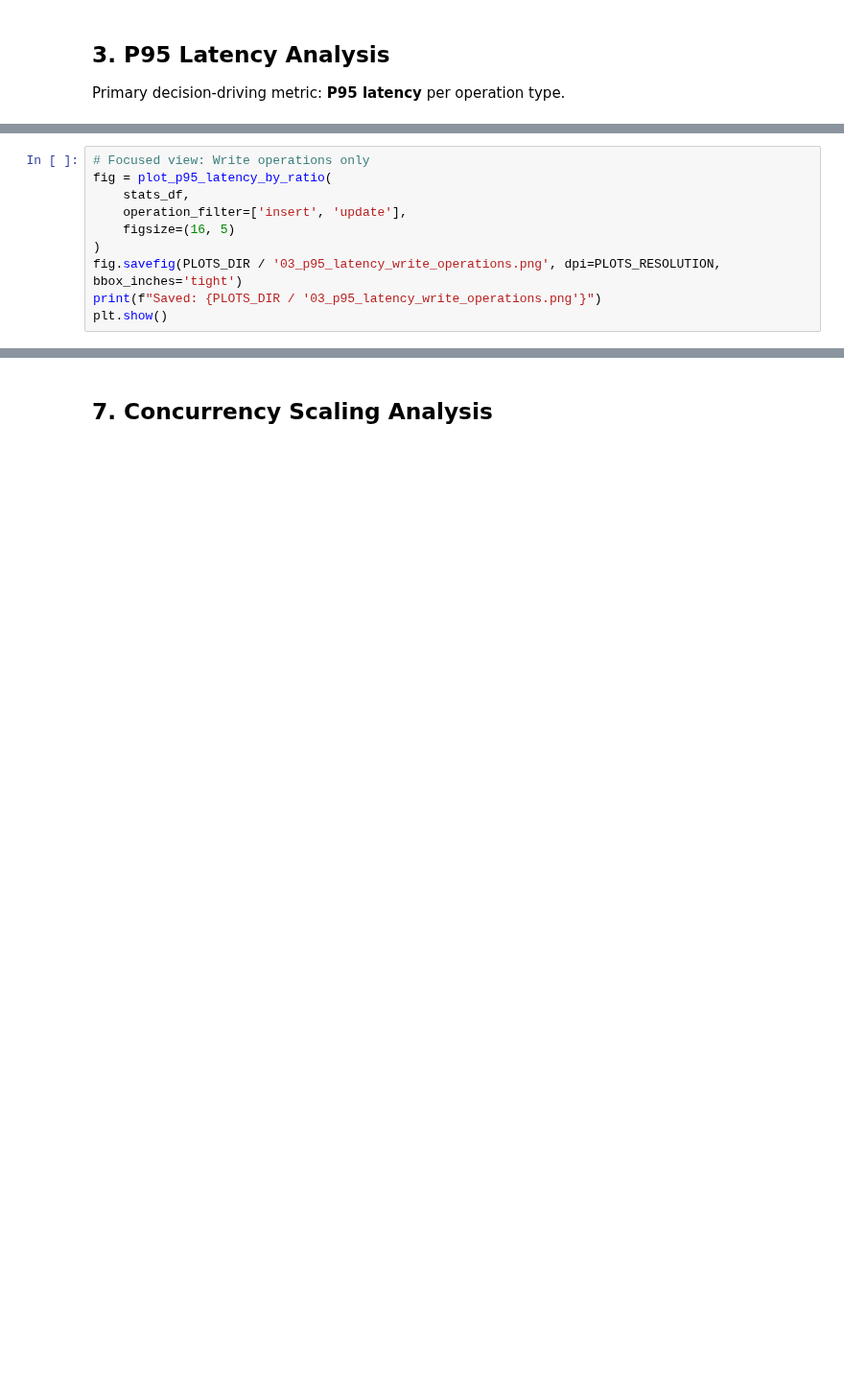
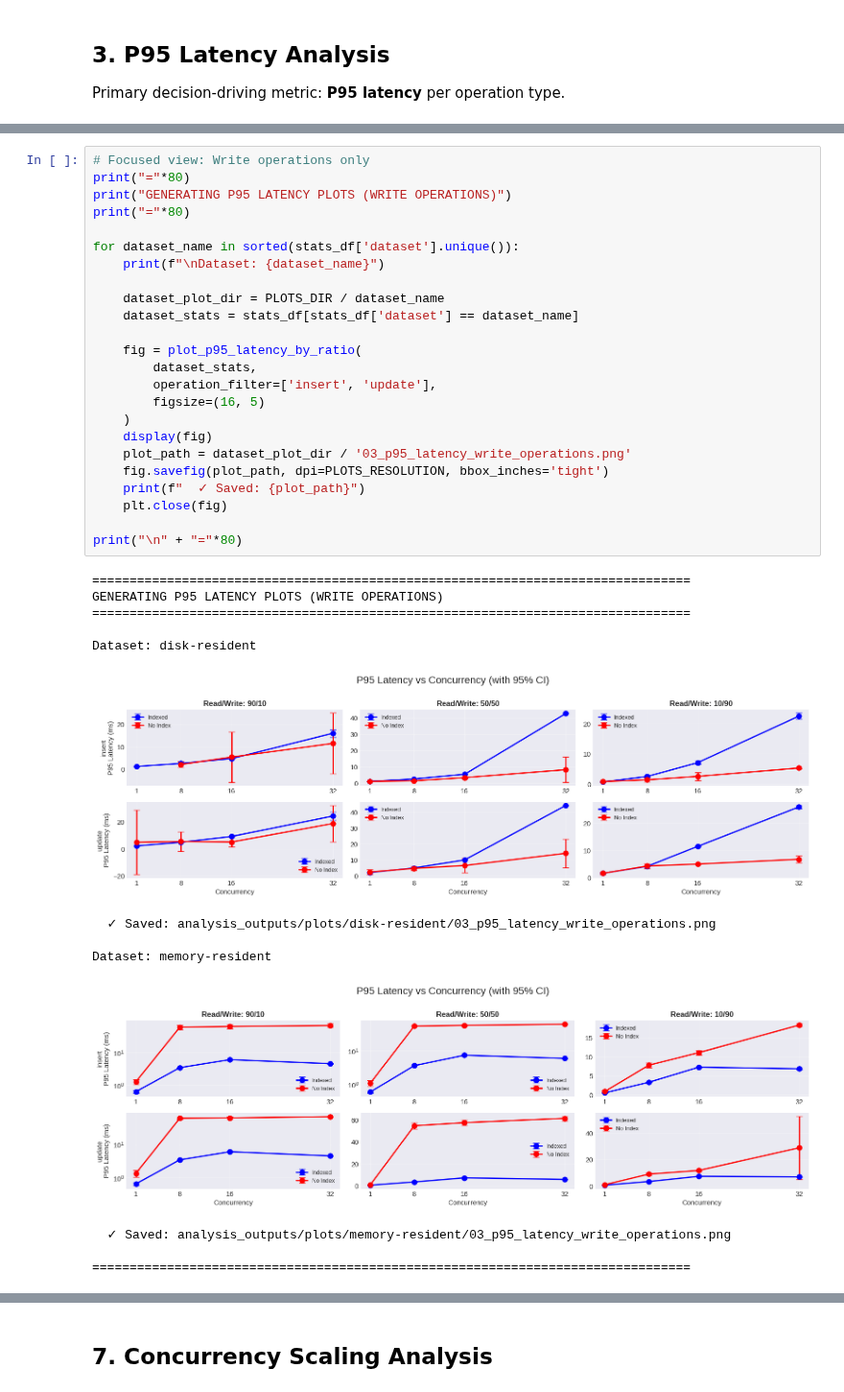
Before and after one commit to lemasc/ait-nao-docker, a Jupyter notebook: db_readwrite/analysis.ipynb, the cells around one changed output, grey strips where cells are left out. Shown at 96% size. Drawn from its saved outputs; the diff is of its cells as text; blank space fills up the shorter version.

```diff
--- a/db_readwrite/analysis.ipynb
+++ b/db_readwrite/analysis.ipynb
@@ -289,10 +709,38 @@ plt.show()
 # %%
 # Focused view: Write operations only
-fig = plot_p95_latency_by_ratio(
-    stats_df,
-    operation_filter=['insert', 'update'],
-    figsize=(16, 5)
-)
-fig.savefig(PLOTS_DIR / '03_p95_latency_write_operations.png', dpi=PLOTS_RESOLUTION, bbox_inches='tight')
-print(f"Saved: {PLOTS_DIR / '03_p95_latency_write_operations.png'}")
-plt.show()
+print("="*80)
+print("GENERATING P95 LATENCY PLOTS (WRITE OPERATIONS)")
+print("="*80)
+
+for dataset_name in sorted(stats_df['dataset'].unique()):
+    print(f"\nDataset: {dataset_name}")
+
+    dataset_plot_dir = PLOTS_DIR / dataset_name
+    dataset_stats = stats_df[stats_df['dataset'] == dataset_name]
+
+    fig = plot_p95_latency_by_ratio(
+        dataset_stats,
+        operation_filter=['insert', 'update'],
+        figsize=(16, 5)
+    )
+    display(fig)
+    plot_path = dataset_plot_dir / '03_p95_latency_write_operations.png'
+    fig.savefig(plot_path, dpi=PLOTS_RESOLUTION, bbox_inches='tight')
+    print(f"  ✓ Saved: {plot_path}")
+    plt.close(fig)
+
+print("\n" + "="*80)
+# %% [output]
+================================================================================
+GENERATING P95 LATENCY PLOTS (WRITE OPERATIONS)
+================================================================================
+
+Dataset: disk-resident
+[figure, added]
+  ✓ Saved: analysis_outputs/plots/disk-resident/03_p95_latency_write_operations.png
+
+Dataset: memory-resident
+[figure, added]
+  ✓ Saved: analysis_outputs/plots/memory-resident/03_p95_latency_write_operations.png
+
+================================================================================
```
Also changed, not shown: parts of 40 cells of this notebook.
